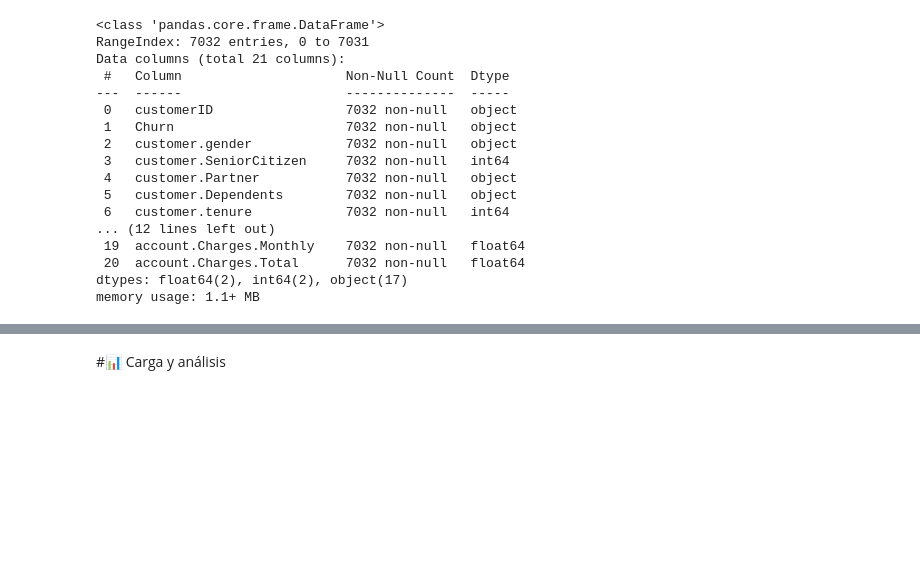
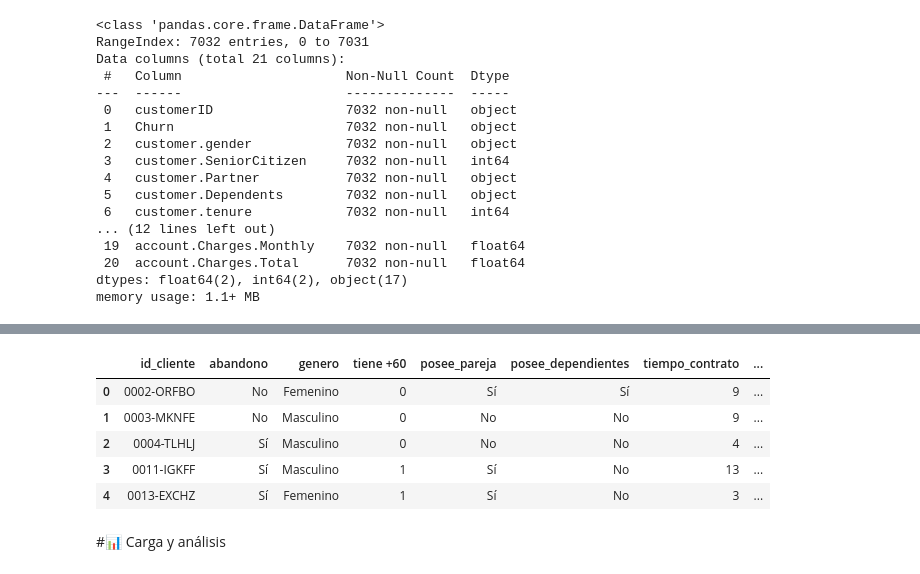
Before and after one commit to Solsmi/challenge_telecomx_latam, a Jupyter notebook: TelecomX_LATAM.ipynb, the cells around one changed output, grey strips where cells are left out. Drawn from its saved outputs; the diff is of its cells as text; code cells hidden in the pictures; blank space fills up the shorter version.

```diff
--- a/TelecomX_LATAM.ipynb
+++ b/TelecomX_LATAM.ipynb
@@ -219,3 +262,31 @@ memory usage: 1.1+ MB
+# %%
+df['abandono'] = df['abandono'].replace({'Yes': 'Sí'})
+df['genero'] = df['genero'].replace({'Female': 'Femenino', 'Male': 'Masculino'})
+df['posee_pareja'] = df['posee_pareja'].replace({'Yes': 'Sí'})
+df['posee_dependientes'] = df['posee_dependientes'].replace({'Yes': 'Sí'})
+df['servicio_telefono'] = df['servicio_telefono'].replace({'Yes': 'Sí'})
+df['multiples_lineas'] = df['multiples_lineas'].replace({'Yes': 'Sí', 'No phone service': 'Sin servicio de teléfono'})
+df['tipo_internet'] = df['tipo_internet'].replace({'Fiber optic': 'Fibra óptica'})
+df['seguridad_online'] = df['seguridad_online'].replace({'Yes': 'Sí', 'No internet service': 'Sin servicio de internet'})
+df['backup_online'] = df['backup_online'].replace({'Yes': 'Sí', 'No internet service': 'Sin servicio de internet'})
+df['proteccion_dispositivo'] = df['proteccion_dispositivo'].replace({'Yes': 'Sí', 'No internet service': 'Sin servicio de internet'})
+df['soporte_tecnico'] = df['soporte_tecnico'].replace({'Yes': 'Sí', 'No internet service': 'Sin servicio de internet'})
+df['streaming_tv'] = df['streaming_tv'].replace({'Yes': 'Sí', 'No internet service': 'Sin servicio de internet'})
+df['streaming_peliculas'] = df['streaming_peliculas'].replace({'Yes': 'Sí', 'No internet service': 'Sin servicio de internet'})
+df['tipo_contrato'] = df['tipo_contrato'].replace({'One year': 'Anual', 'Month-to-month': 'Mensual', 'Two year': 'Bienal'})
+df['factura_digital'] = df['factura_digital'].replace({'Yes': 'Sí'})
+df['metodo_pago'] = df['metodo_pago'].replace({'Mailed check': 'Cheque por correo', 'Electronic check': 'Cheque electrónico', 'Bank transfer (automatic)': 'Transferencia bancaria (automática)', 'Credit card (automatic)': 'Tarjeta de crédito (automática)'})
+# %%
+pd.set_option('display.max_columns', None)  #permite ver todos los datos de las columnas
+# %%
+df.head()
+# %% [output]
+|  | id_cliente | abandono | genero | tiene +60 | posee_pareja | posee_dependientes | tiempo_contrato | ... |
+| 0 | 0002-ORFBO | No | Femenino | 0 | Sí | Sí | 9 | ... |
+| 1 | 0003-MKNFE | No | Masculino | 0 | No | No | 9 | ... |
+| 2 | 0004-TLHLJ | Sí | Masculino | 0 | No | No | 4 | ... |
+| 3 | 0011-IGKFF | Sí | Masculino | 1 | Sí | No | 13 | ... |
+| 4 | 0013-EXCHZ | Sí | Femenino | 1 | Sí | No | 3 | ... |
 # %% [markdown]
 #📊 Carga y análisis
 # %% [markdown]
```
Also changed, not shown: parts of 2 cells of this notebook.
